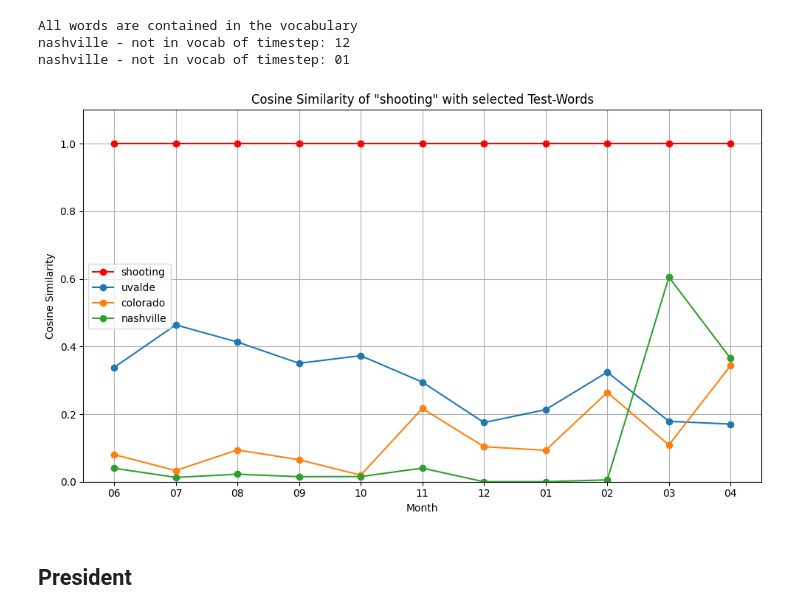
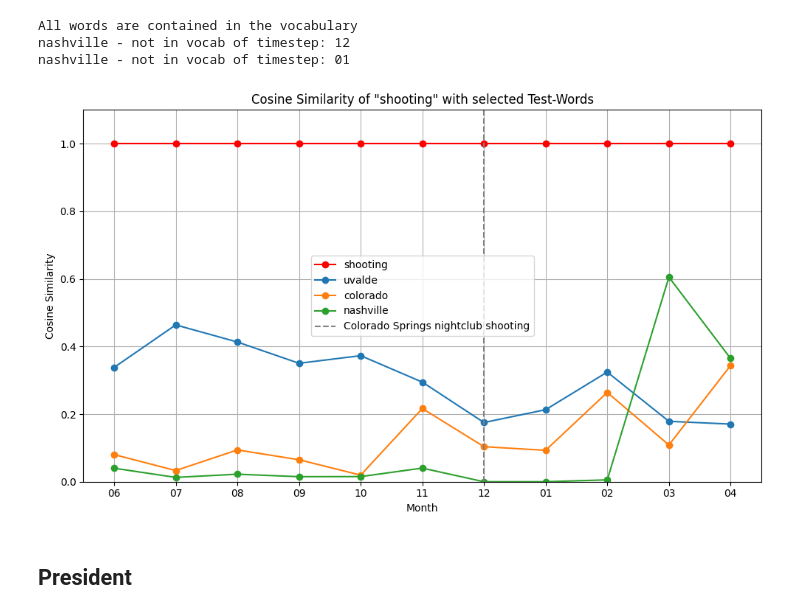
Before and after one commit to FlackoJodye1/temporal-word-embeddings, a Jupyter notebook: model-analysis-monthly.ipynb, the cells around one changed output. Drawn from its saved outputs; the diff is of its cells as text; code cells hidden in the pictures.

```diff
--- a/model-analysis-monthly.ipynb
+++ b/model-analysis-monthly.ipynb
@@ -194,9 +219,9 @@ All words are contained in the vocabulary
 nashville - not in vocab of timestep: 12
 nashville - not in vocab of timestep: 01
 # %%
-plot_cosine_similarity_tppmi(target_word_shootings, test_words_shootings, tppmi_model)
+plot_cosine_similarity_tppmi(target_word_shootings, test_words_shootings, tppmi_model, event="12", event_name="Colorado Springs nightclub shooting")
 # %% [output]
-[figure, old version]
+[figure, new version]
 # %% [markdown]
 ## President
 # %% [markdown]
```
Also changed, not shown: parts of 14 cells of this notebook, 5 other files.
